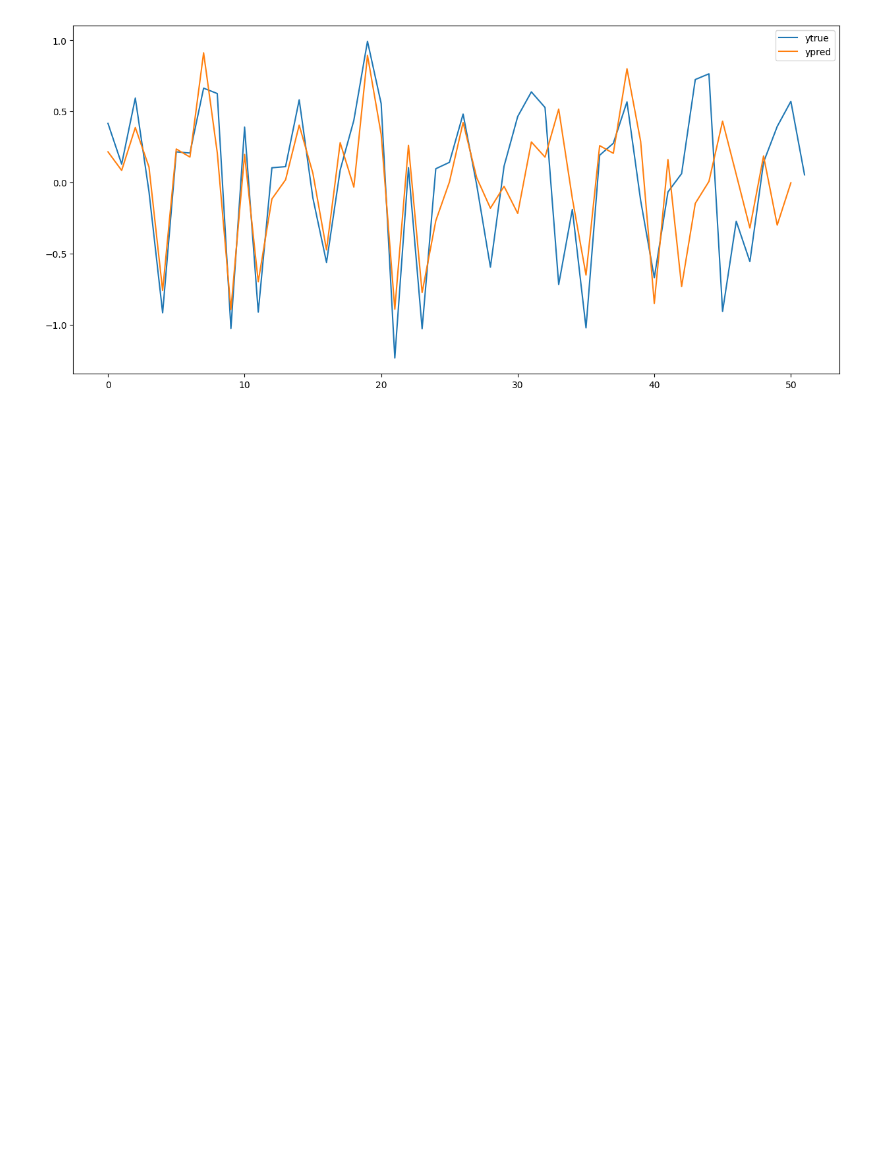
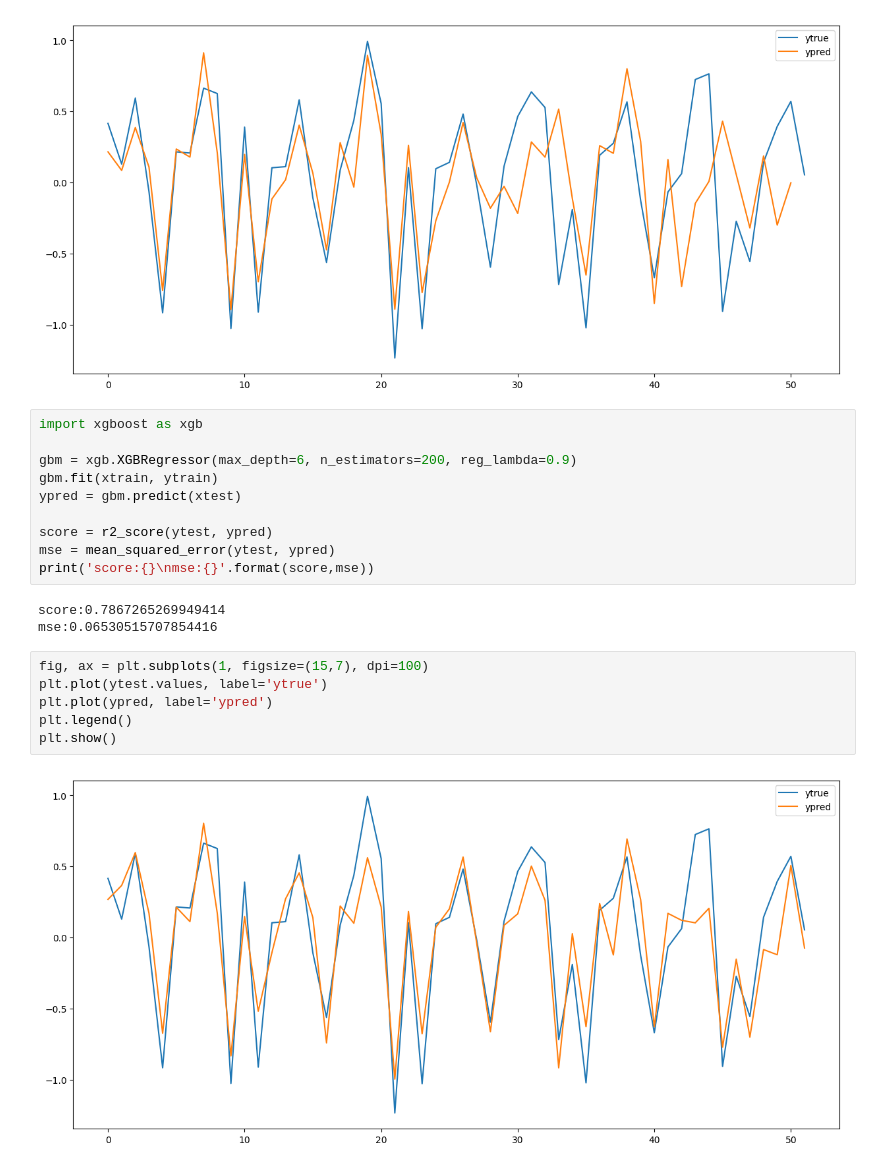
Before and after one commit to felaco/fortacryp-data-collector, a Jupyter notebook: test.ipynb, the cells around one changed output. Cells and saved outputs as stored; diff of their text form; blank space fills up the shorter version.

```diff
--- a/test.ipynb
+++ b/test.ipynb
@@ -169,3 +175,24 @@ plt.legend()
 plt.show()
 # %% [output]
 [figure]
+# %%
+import xgboost as xgb
+
+gbm = xgb.XGBRegressor(max_depth=6, n_estimators=200, reg_lambda=0.9)
+gbm.fit(xtrain, ytrain)
+ypred = gbm.predict(xtest)
+
+score = r2_score(ytest, ypred)
+mse = mean_squared_error(ytest, ypred)
+print('score:{}\nmse:{}'.format(score,mse))
+# %% [output]
+score:0.7867265269949414
+mse:0.06530515707854416
+# %%
+fig, ax = plt.subplots(1, figsize=(15,7), dpi=100)
+plt.plot(ytest.values, label='ytrue')
+plt.plot(ypred, label='ypred')
+plt.legend()
+plt.show()
+# %% [output]
+[figure, added]
```
Also changed, not shown: parts of 6 cells of this notebook, 13 other files.
